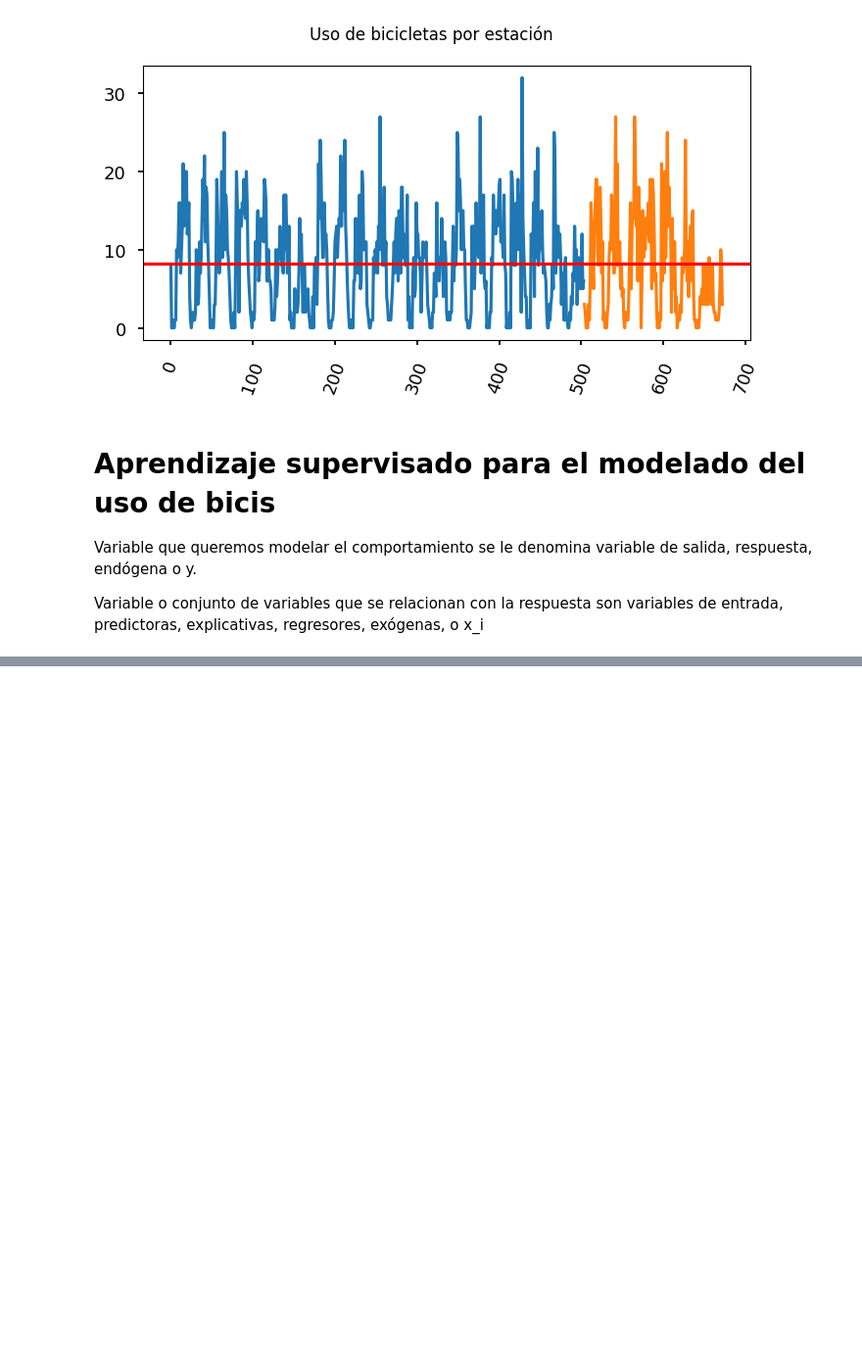
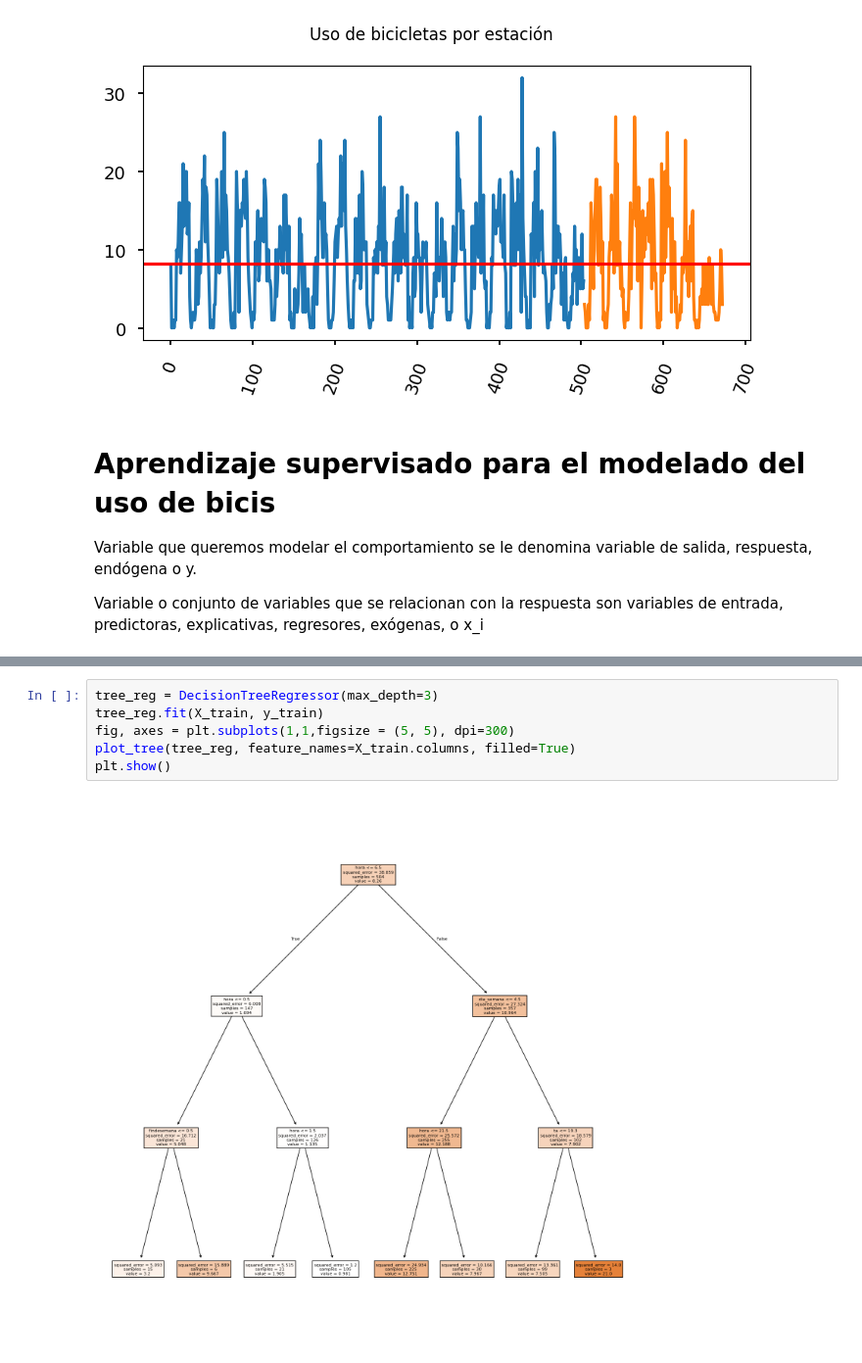
Before and after one commit to LordLiberte/Portfolio, a Jupyter notebook: Practica2/notebooks/7_supervisado.ipynb, the cells around one changed output, grey strips where cells are left out. Shown at 98% size. Drawn from its saved outputs; the diff is of its cells as text; blank space fills up the shorter version.

```diff
--- a/Practica2/notebooks/7_supervisado.ipynb
+++ b/Practica2/notebooks/7_supervisado.ipynb
@@ -175,0 +281,8 @@ Variable o conjunto de variables que se relacionan con la respuesta son variable
+# %%
+tree_reg = DecisionTreeRegressor(max_depth=3)
+tree_reg.fit(X_train, y_train)
+fig, axes = plt.subplots(1,1,figsize = (5, 5), dpi=300)
+plot_tree(tree_reg, feature_names=X_train.columns, filled=True)
+plt.show()
+# %% [output]
+[figure, added]
```
Also changed, not shown: parts of 39 cells of this notebook, 6 other files.
